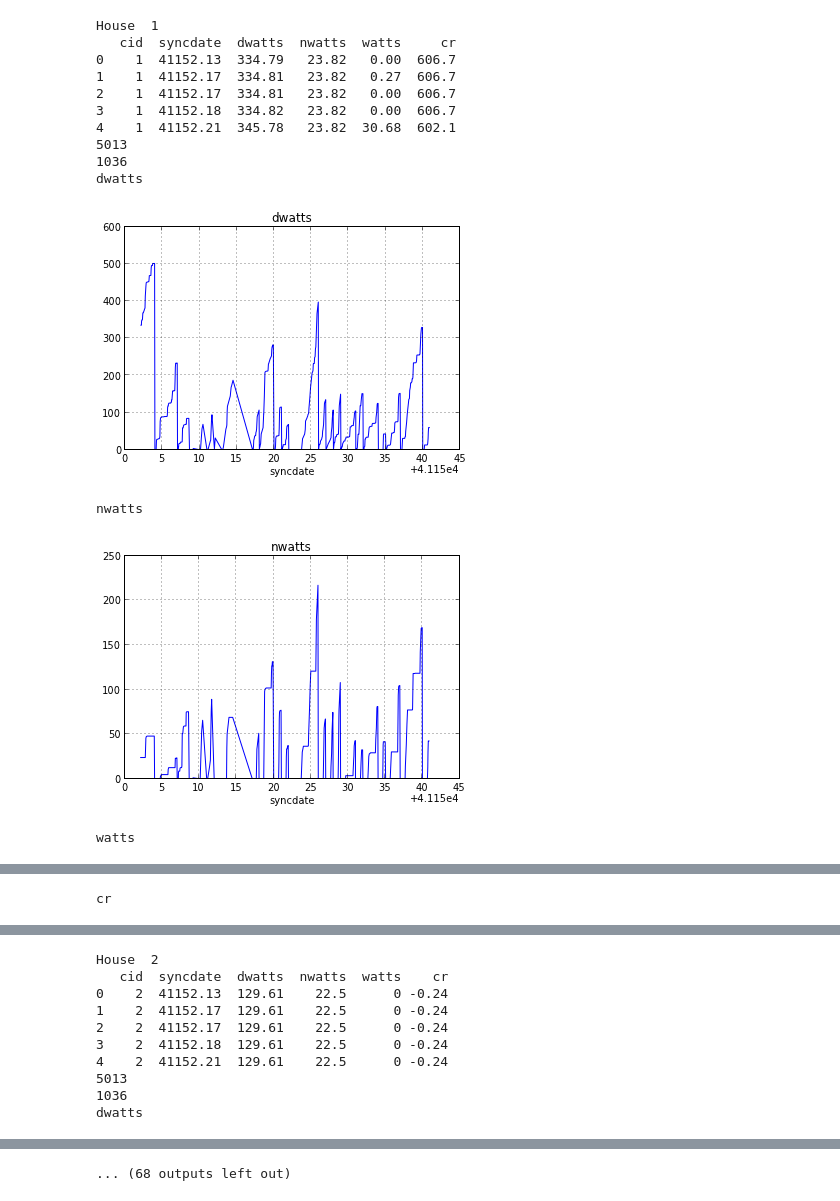
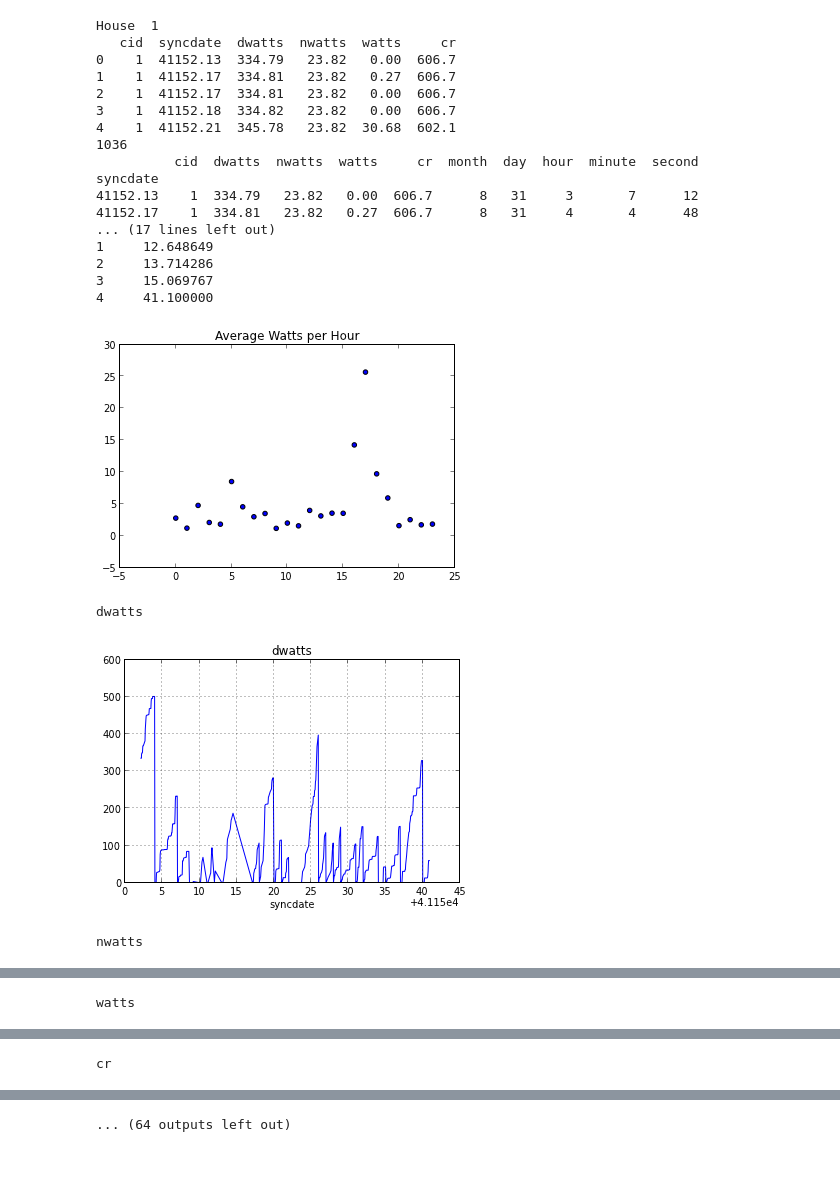
Before and after one commit to zandeman7/microgrid, a Jupyter notebook: DataMining_Project.ipynb, the cells around one changed output, grey strips where cells are left out. Cells and saved outputs as stored; diff of their text form; code cells hidden in the pictures; blank space fills up the shorter version.

Commit message:
Added scatter plots for watts per hour

```diff
--- a/DataMining_Project.ipynb
+++ b/DataMining_Project.ipynb
@@ -2,10 +2,10 @@
 import csv
 import pandas as pd
 import codecs
+import xlrd
 from pandas import DataFrame, Series
 from itertools import islice
 
-import xlrd
 # Prove Excel Float -> Date works
 xlrd.xldate_as_tuple(41152.1250578704,0)
 
@@ -14,41 +14,73 @@ house_id = range(1,10)
 house_id.append(13)
 
 for id in house_id:
+
+    # Read in each house's file
     print "House ",id
     f = codecs.open("Circuit_"+str(id)+".csv", encoding='iso-8859-1')
 
     # Read in file
     dataset_df = pd.read_csv(f, header=5)
 
     # Drop extra columns
     dataset_df = dataset_df.drop(dataset_df.columns[6:], axis=1)
+    # Drop NANs
+    dataset_df=dataset_df.dropna()
+
+    # Sanity Check
     print dataset_df[0:5]
+
+    # Add columns for date data
+    dataset_df['month'] = dataset_df.syncdate.apply(lambda x: xlrd.xldate_as_tuple(x,0)[1])
+    dataset_df['day'] = dataset_df.syncdate.apply(lambda x: xlrd.xldate_as_tuple(x,0)[2])
+    dataset_df['hour'] = dataset_df.syncdate.apply(lambda x: xlrd.xldate_as_tuple(x,0)[3])
+    dataset_df['minute'] = dataset_df.syncdate.apply(lambda x: xlrd.xldate_as_tuple(x,0)[4])
+    dataset_df['second'] = dataset_df.syncdate.apply(lambda x: xlrd.xldate_as_tuple(x,0)[5])
 
     # Set date as index
     dataset_df=dataset_df.set_index('syncdate')
     print len(dataset_df)
+    print dataset_df.ix[0:5]
 
-    # Drop NANs
-    dataset_df=dataset_df.dropna()
-    print len(dataset_df)
+    hour_group = dataset_df.groupby(['hour'])
+    hour_df = hour_group.mean()
+    print "hourdf"
+    print type(hour_df)
+    print hour_df.columns
+    print hour_df[0:5]
+
+    # Scatter average watts by hour
+    plt.title("Average Watts per Hour");
+    plt.scatter(hour_df.index,hour_df['watts'])
+    plt.show()
 
     # Plot each column
-    for col in dataset_df.columns[1:]:
+    for col in dataset_df.columns[1:5]:
         print col
         dataset_df[col].plot(title=col)
         plt.show()
+
+        #plt.text(dataset_df.index.corr(dataset_df['watts']))
+        plt.show()
 # %% [output]
 House  1
    cid  syncdate  dwatts  nwatts  watts     cr
 0    1  41152.13  334.79   23.82   0.00  606.7
 1    1  41152.17  334.81   23.82   0.27  606.7
 2    1  41152.17  334.81   23.82   0.00  606.7
 3    1  41152.18  334.82   23.82   0.00  606.7
 4    1  41152.21  345.78   23.82  30.68  602.1
-5013
 1036
-dwatts
+          cid  dwatts  nwatts  watts     cr  month  day  hour  minute  second
+syncdate
+41152.13    1  334.79   23.82   0.00  606.7      8   31     3       7      12
+41152.17    1  334.81   23.82   0.27  606.7      8   31     4       4      48
+... (17 lines left out)
+1     12.648649
+2     13.714286
+3     15.069767
+4     41.100000
-[figure, old version]
+[figure, new version]
-nwatts
+dwatts
-[figure, old version]
+[figure, new version]
-watts
+nwatts
@@ -56 +88 @@ watts
-cr
+watts
@@ -58,10 +90 @@ cr
-House  2
-   cid  syncdate  dwatts  nwatts  watts    cr
-0    2  41152.13  129.61    22.5      0 -0.24
-1    2  41152.17  129.61    22.5      0 -0.24
-2    2  41152.17  129.61    22.5      0 -0.24
-3    2  41152.18  129.61    22.5      0 -0.24
-4    2  41152.21  129.61    22.5      0 -0.24
-5013
-1036
-dwatts
+cr
@@ -71 +110 @@ nwatts
-... (68 outputs left out)
+... (64 outputs left out)
```
Also changed, not shown: parts of 2 cells of this notebook.
